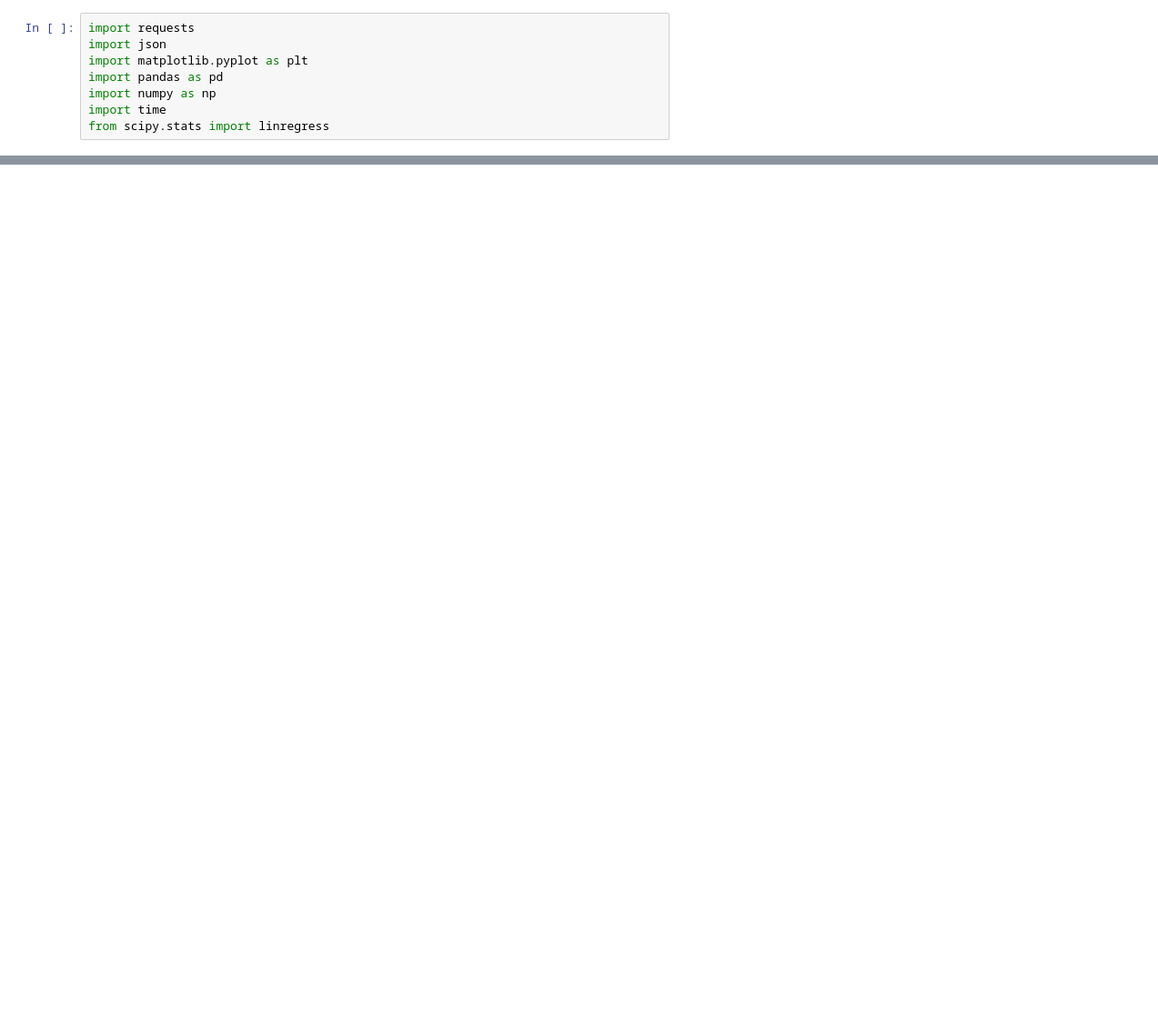
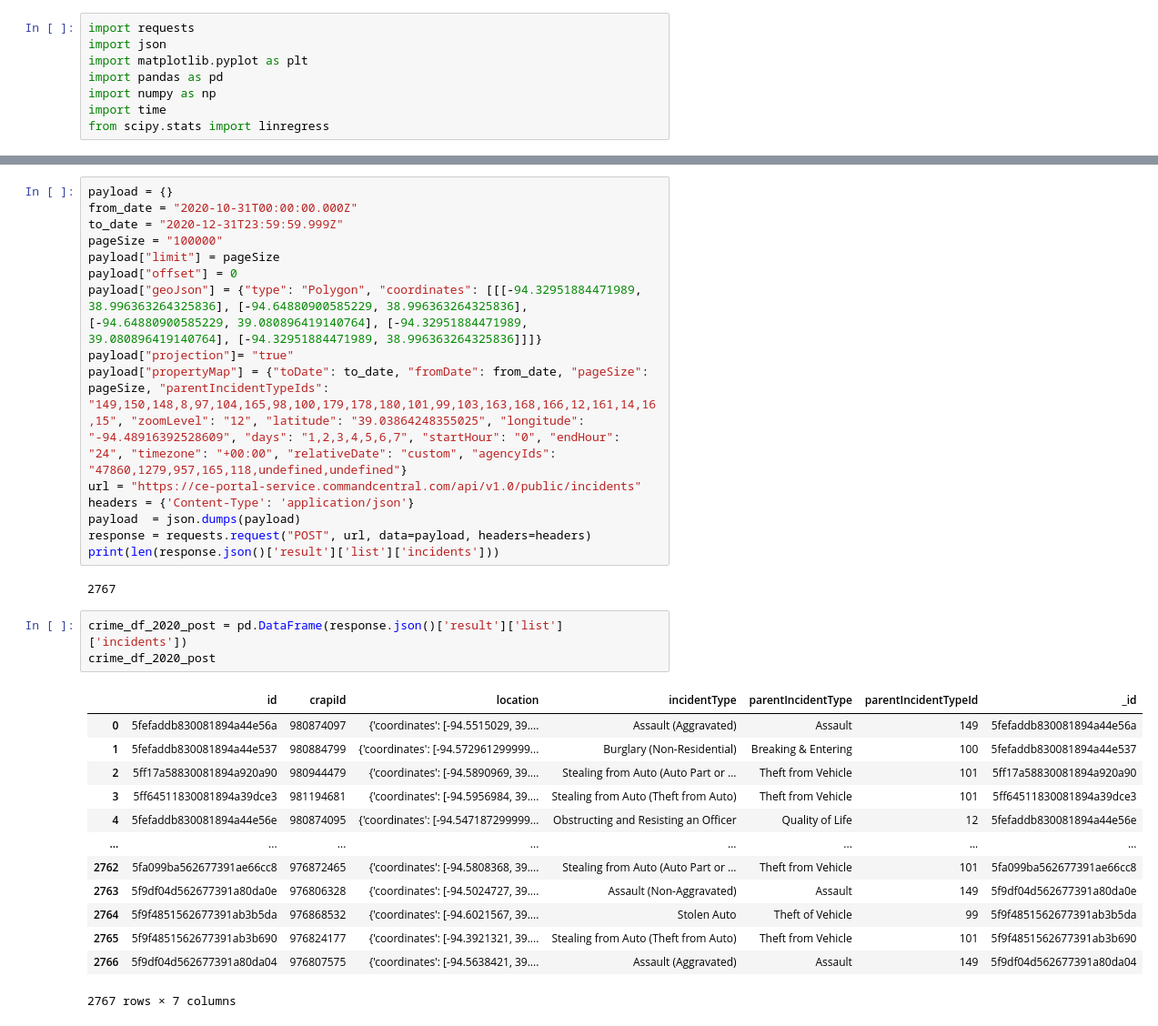
Before and after one commit to E-Weber/EKN-Project, a Jupyter notebook: API Tests.ipynb, the cells around one changed output, grey strips where cells are left out. Shown: that part at 91% size. Cells and saved outputs as stored; diff of their text form; blank space fills up the shorter version.

```diff
--- a/API Tests.ipynb
+++ b/API Tests.ipynb
@@ -79,0 +128,34 @@ crime_types.rename(columns = {'parentIncidentType': 'Incident Type'})
+# %%
+payload = {}
+from_date = "2020-10-31T00:00:00.000Z"
+to_date = "2020-12-31T23:59:59.999Z"
+pageSize = "100000"
+payload["limit"] = pageSize
+payload["offset"] = 0
+payload["geoJson"] = {"type": "Polygon", "coordinates": [[[-94.32951884471989, 38.996363264325836], [-94.64880900585229, 38.996363264325836], [-94.64880900585229, 39.080896419140764], [-94.32951884471989, 39.080896419140764], [-94.32951884471989, 38.996363264325836]]]}
+payload["projection"]= "true"
+payload["propertyMap"] = {"toDate": to_date, "fromDate": from_date, "pageSize": pageSize, "parentIncidentTypeIds": "149,150,148,8,97,104,165,98,100,179,178,180,101,99,103,163,168,166,12,161,14,16,15", "zoomLevel": "12", "latitude": "39.03864248355025", "longitude": "-94.48916392528609", "days": "1,2,3,4,5,6,7", "startHour": "0", "endHour": "24", "timezone": "+00:00", "relativeDate": "custom", "agencyIds": "47860,1279,957,165,118,undefined,undefined"}
+url = "https://ce-portal-service.commandcentral.com/api/v1.0/public/incidents"
+headers = {'Content-Type': 'application/json'}
+payload  = json.dumps(payload)
+response = requests.request("POST", url, data=payload, headers=headers)
+print(len(response.json()['result']['list']['incidents']))
+# %% [output]
+2767
+# %%
+crime_df_2020_post = pd.DataFrame(response.json()['result']['list']['incidents'])
+crime_df_2020_post
+# %% [output]
+|  | id | crapiId | location | incidentType | parentIncidentType | parentIncidentTypeId | _id |
+| 0 | 5fefaddb830081894a44e56a | 980874097 | {'coordinates': [-94.5515029, 39.... | Assault (Aggravated) | Assault | 149 | 5fefaddb830081894a44e56a |
+| 1 | 5fefaddb830081894a44e537 | 980884799 | {'coordinates': [-94.572961299999... | Burglary (Non-Residential) | Breaking & Entering | 100 | 5fefaddb830081894a44e537 |
+| 2 | 5ff17a58830081894a920a90 | 980944479 | {'coordinates': [-94.5890969, 39.... | Stealing from Auto (Auto Part or ... | Theft from Vehicle | 101 | 5ff17a58830081894a920a90 |
+| 3 | 5ff64511830081894a39dce3 | 981194681 | {'coordinates': [-94.5956984, 39.... | Stealing from Auto (Theft from Auto) | Theft from Vehicle | 101 | 5ff64511830081894a39dce3 |
+| 4 | 5fefaddb830081894a44e56e | 980874095 | {'coordinates': [-94.547187299999... | Obstructing and Resisting an Officer | Quality of Life | 12 | 5fefaddb830081894a44e56e |
+| ... | ... | ... | ... | ... | ... | ... | ... |
+| 2762 | 5fa099ba562677391ae66cc8 | 976872465 | {'coordinates': [-94.5808368, 39.... | Stealing from Auto (Auto Part or ... | Theft from Vehicle | 101 | 5fa099ba562677391ae66cc8 |
+| 2763 | 5f9df04d562677391a80da0e | 976806328 | {'coordinates': [-94.5024727, 39.... | Assault (Non-Aggravated) | Assault | 149 | 5f9df04d562677391a80da0e |
+| 2764 | 5f9f4851562677391ab3b5da | 976868532 | {'coordinates': [-94.6021567, 39.... | Stolen Auto | Theft of Vehicle | 99 | 5f9f4851562677391ab3b5da |
+| 2765 | 5f9f4851562677391ab3b690 | 976824177 | {'coordinates': [-94.3921321, 39.... | Stealing from Auto (Theft from Auto) | Theft from Vehicle | 101 | 5f9f4851562677391ab3b690 |
+| 2766 | 5f9df04d562677391a80da04 | 976807575 | {'coordinates': [-94.5638421, 39.... | Assault (Aggravated) | Assault | 149 | 5f9df04d562677391a80da04 |
+2767 rows × 7 columns
```
Also changed, not shown: parts of 9 cells of this notebook, 2 other files.
